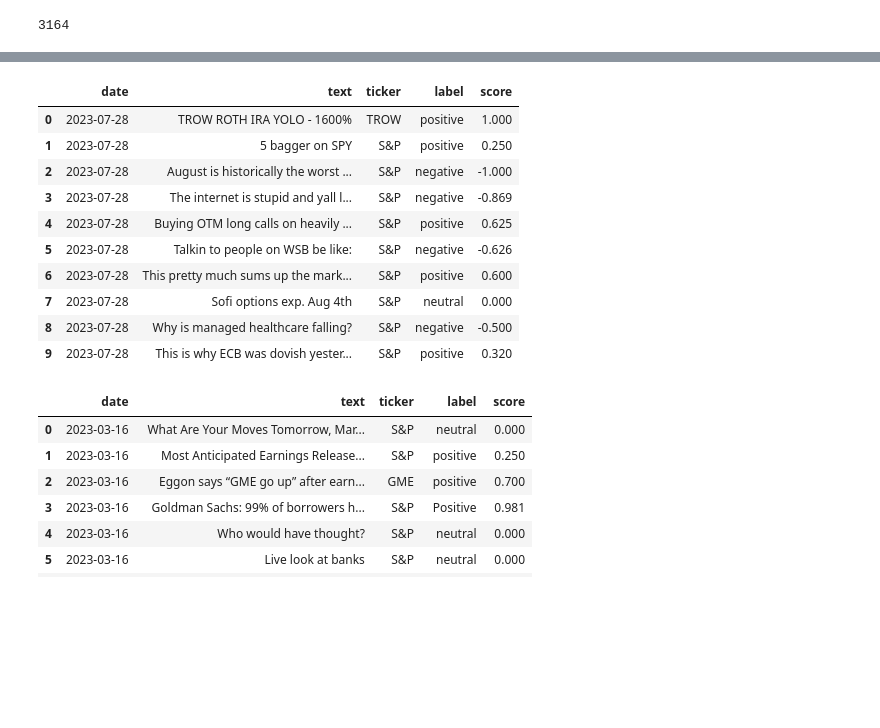
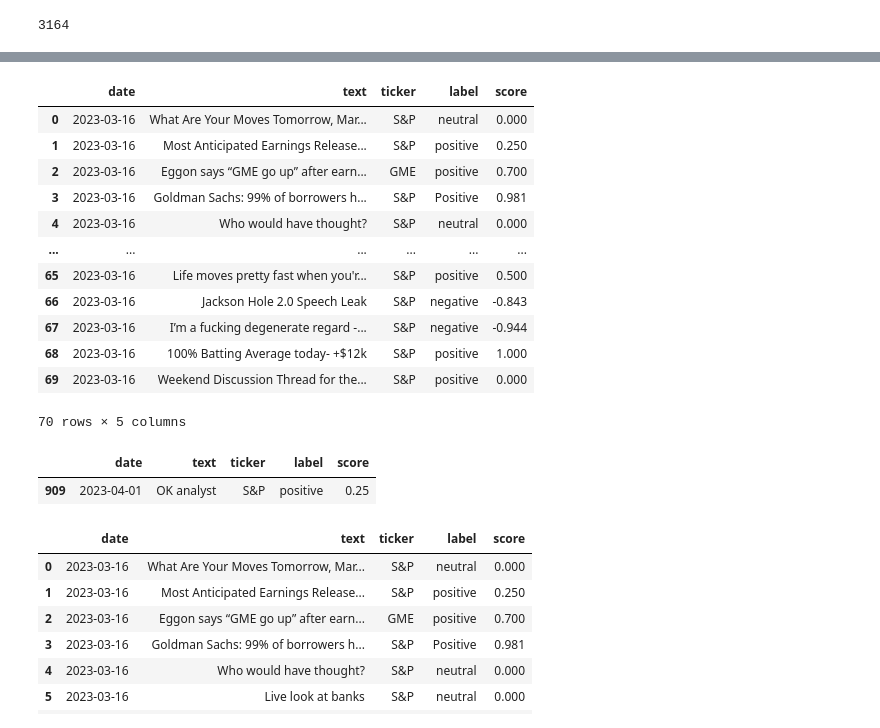
Before and after one commit to Christopher-jason/cjs-dissertation, a Jupyter notebook: Stocks/draft_2.ipynb, the cells around one changed output, grey strips where cells are left out. Drawn from its saved outputs; the diff is of its cells as text; code cells hidden in the pictures; blank space fills up the shorter version.

```diff
--- a/Stocks/draft_2.ipynb
+++ b/Stocks/draft_2.ipynb
@@ -451,5 +431,5 @@ def chatgpt_sentiments(df, tmp_df, max_retries=5, base_delay=1, analyzer=openai)
     return chatgpt_df(rows)
 # %%
 # print all rows after row 697 in hot_ticker
-hot_chatgpt = chatgpt_sentiments(hot_ticker[2718:],tmp_df)
+tmp = chatgpt_sentiments(hot_chatgpt[hot_chatgpt['label'] == 'error'],tmp_df)
 # %% [output]
@@ -491,14 +453,16 @@ print(hot_ticker.iloc[2718:])
 # %%
-hot_chatgpt.head(10)
+hot_chatgpt.head(70)
 # %% [output]
 |  | date | text | ticker | label | score |
-| 0 | 2023-07-28 | TROW ROTH IRA YOLO - 1600% | TROW | positive | 1.000 |
-| 1 | 2023-07-28 | 5 bagger on SPY | S&P | positive | 0.250 |
-| 2 | 2023-07-28 | August is historically the worst ... | S&P | negative | -1.000 |
-| 3 | 2023-07-28 | The internet is stupid and yall l... | S&P | negative | -0.869 |
-| 4 | 2023-07-28 | Buying OTM long calls on heavily ... | S&P | positive | 0.625 |
-| 5 | 2023-07-28 | Talkin to people on WSB be like: | S&P | negative | -0.626 |
-| 6 | 2023-07-28 | This pretty much sums up the mark... | S&P | positive | 0.600 |
-| 7 | 2023-07-28 | Sofi options exp. Aug 4th | S&P | neutral | 0.000 |
-| 8 | 2023-07-28 | Why is managed healthcare falling? | S&P | negative | -0.500 |
-| 9 | 2023-07-28 | This is why ECB was dovish yester... | S&P | positive | 0.320 |
+| 0 | 2023-03-16 | What Are Your Moves Tomorrow, Mar... | S&P | neutral | 0.000 |
+| 1 | 2023-03-16 | Most Anticipated Earnings Release... | S&P | positive | 0.250 |
+| 2 | 2023-03-16 | Eggon says “GME go up” after earn... | GME | positive | 0.700 |
+| 3 | 2023-03-16 | Goldman Sachs: 99% of borrowers h... | S&P | Positive | 0.981 |
+| 4 | 2023-03-16 | Who would have thought? | S&P | neutral | 0.000 |
+| ... | ... | ... | ... | ... | ... |
+| 65 | 2023-03-16 | Life moves pretty fast when you'r... | S&P | positive | 0.500 |
+| 66 | 2023-03-16 | Jackson Hole 2.0 Speech Leak | S&P | negative | -0.843 |
+| 67 | 2023-03-16 | I’m a fucking degenerate regard -... | S&P | negative | -0.944 |
+| 68 | 2023-03-16 | 100% Batting Average today- +$12k | S&P | positive | 1.000 |
+| 69 | 2023-03-16 | Weekend Discussion Thread for the... | S&P | positive | 0.000 |
+70 rows × 5 columns
@@ -505,3 +477,8 @@ hot_chatgpt.head(10)
+# %%
+hot_chatgpt[hot_chatgpt['text'] == 'OK analyst']
+# %% [output]
+|  | date | text | ticker | label | score |
+| 909 | 2023-04-01 | OK analyst | S&P | positive | 0.25 |
 # %%
 # write hot_chatgpt to hot_chatgpt.csv with no index using pandas
 hot_chatgpt.to_csv('hot_chatgpt.csv', index=False)
```
Also changed, not shown: parts of 31 cells of this notebook, 55 other files.
